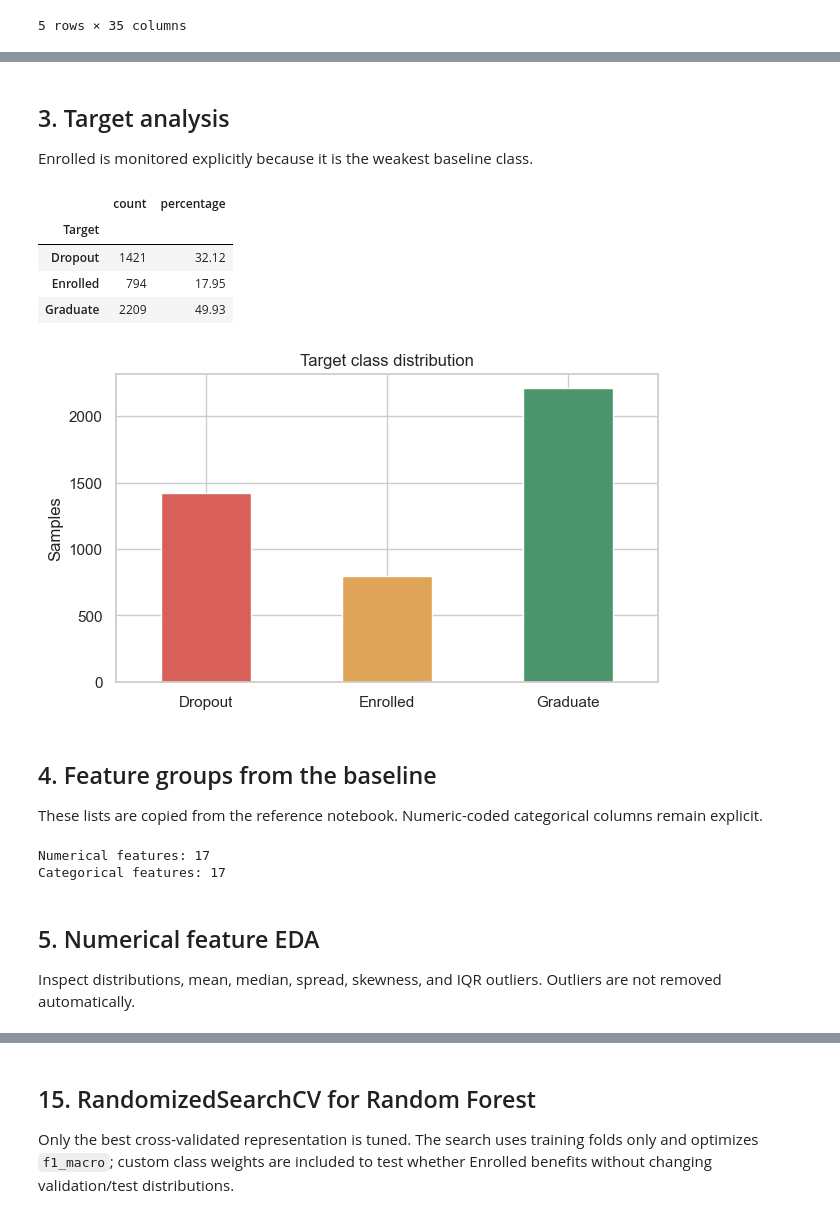
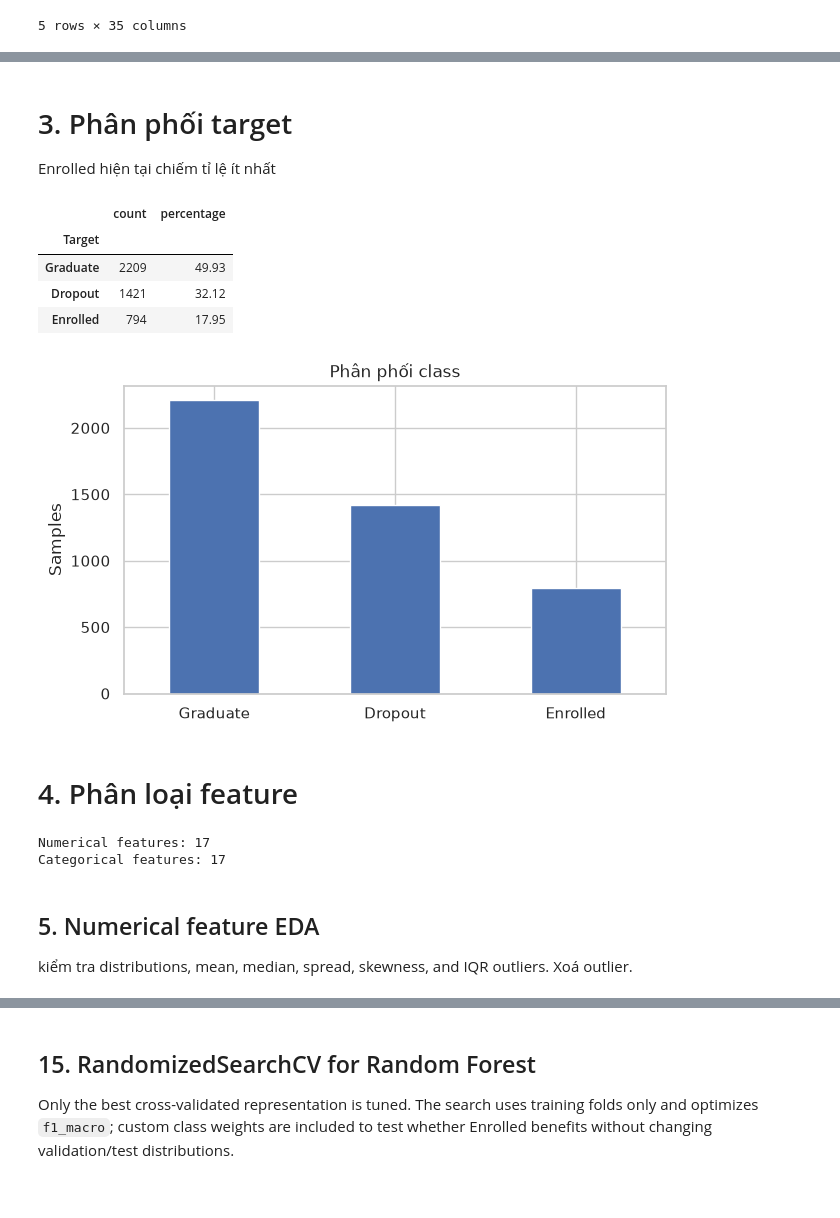
Before and after one commit to sondts-ai/student_outcome_mlops, a Jupyter notebook: project/notebooks/improve_baseline.ipynb, the cells around one changed output, grey strips where cells are left out. Drawn from its saved outputs; the diff is of its cells as text; code cells hidden in the pictures.

```diff
--- a/project/notebooks/improve_baseline.ipynb
+++ b/project/notebooks/improve_baseline.ipynb
@@ -43,7 +41,7 @@ warnings.filterwarnings("ignore")
 sns.set_theme(style="whitegrid")
 RANDOM_STATE = 42
 TARGET = "Target"
-DATA_PATH = "dataset (1).csv"
+DATA_PATH = "/mnt/d/do_an_mon_hoc/he_quyet_dinh/data/raw/dataset.csv"
 CLASS_NAMES = ["Dropout", "Enrolled", "Graduate"]
 np.random.seed(RANDOM_STATE)
 # %% [markdown]
@@ -108,35 +124,33 @@ display(df[TARGET].value_counts(dropna=False).rename_axis(TARGET).to_frame("coun
 # %% [markdown]
-## 3. Target analysis
+# 3. Phân phối target
 
-Enrolled is monitored explicitly because it is the weakest baseline class.
+Enrolled hiện tại chiếm tỉ lệ ít nhất
 # %%
-target_counts = df[TARGET].value_counts().reindex(CLASS_NAMES)
+target_counts = df[TARGET].value_counts()
 target_summary = pd.DataFrame(
     {
         "count": target_counts,
         "percentage": (target_counts / len(df) * 100).round(2),
     }
 )
 display(target_summary)
 ax = target_summary["count"].plot(
-    kind="bar", color=["#d95f59", "#e0a458", "#4c956c"], figsize=(7, 4)
+    kind="bar", figsize=(7, 4)
 )
-ax.set_title("Target class distribution")
+ax.set_title("Phân phối class")
 ax.set_xlabel("")
 ax.set_ylabel("Samples")
 plt.xticks(rotation=0)
 plt.show()
 # %% [output]
 |  | count | percentage |
 | Target |  |  |
+| Graduate | 2209 | 49.93 |
 | Dropout | 1421 | 32.12 |
 | Enrolled | 794 | 17.95 |
-| Graduate | 2209 | 49.93 |
-[figure, old version]
+[figure, new version]
 # %% [markdown]
-## 4. Feature groups from the baseline
-
-These lists are copied from the reference notebook. Numeric-coded categorical columns remain explicit.
+# 4. Phân loại feature
 # %%
 numerical_cols = [
     "Age at enrollment",
@@ -185,7 +199,7 @@ Categorical features: 17
 # %% [markdown]
 ## 5. Numerical feature EDA
 
-Inspect distributions, mean, median, spread, skewness, and IQR outliers. Outliers are not removed automatically.
+kiểm tra distributions, mean, median, spread, skewness, and IQR outliers. Xoá outlier.
 # %%
 numeric_summary = df[numerical_cols].describe().T
 numeric_summary["median"] = df[numerical_cols].median()
```
Also changed, not shown: parts of 57 cells of this notebook, 9 other files.
